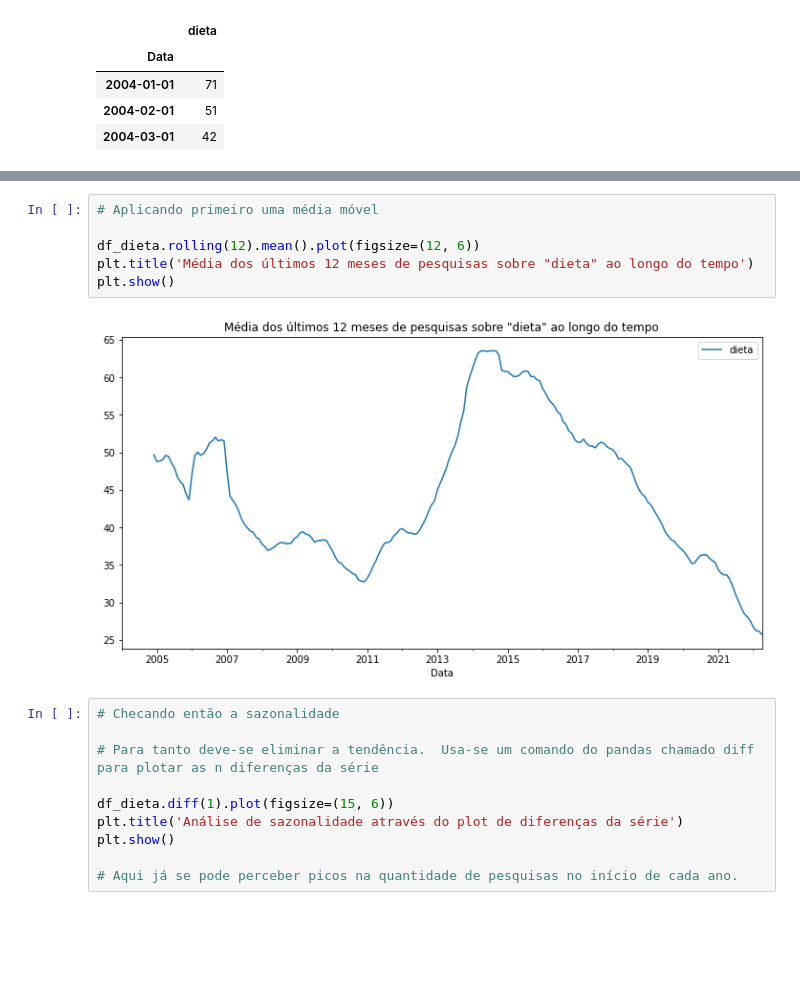
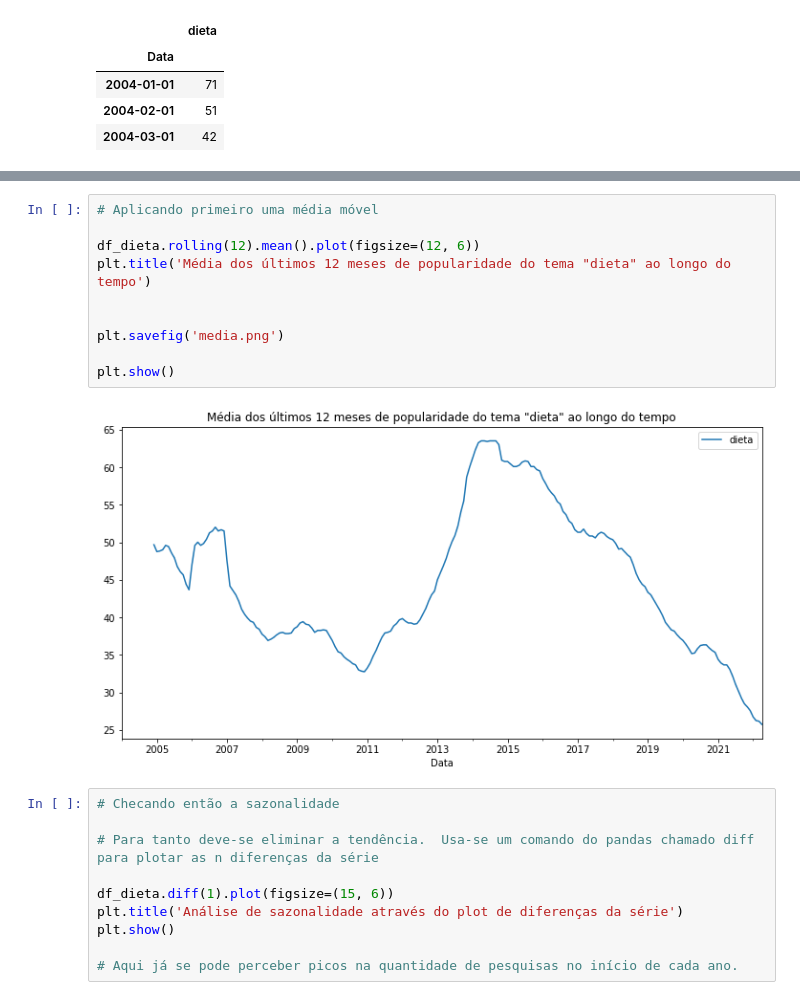
Before and after one commit to clauband21/Time-Series-com-Dados-do-Google-Trends, a Jupyter notebook: Hoje_eu_começo_a_dieta.ipynb, the cells around one changed output, grey strips where cells are left out. Drawn from its saved outputs; the diff is of its cells as text; blank space fills up the shorter version.

```diff
--- a/Hoje_eu_começo_a_dieta.ipynb
+++ b/Hoje_eu_começo_a_dieta.ipynb
@@ -88,11 +91,15 @@ plt.show()
 # %%
 # Aplicando primeiro uma média móvel
 
 df_dieta.rolling(12).mean().plot(figsize=(12, 6))
-plt.title('Média dos últimos 12 meses de pesquisas sobre "dieta" ao longo do tempo')
+plt.title('Média dos últimos 12 meses de popularidade do tema "dieta" ao longo do tempo')
+
+
+plt.savefig('media.png')
+
 plt.show()
 # %% [output]
-[figure, old version]
+[figure, new version]
 # %%
 # Checando então a sazonalidade
 
```
Also changed, not shown: parts of 3 cells of this notebook.
